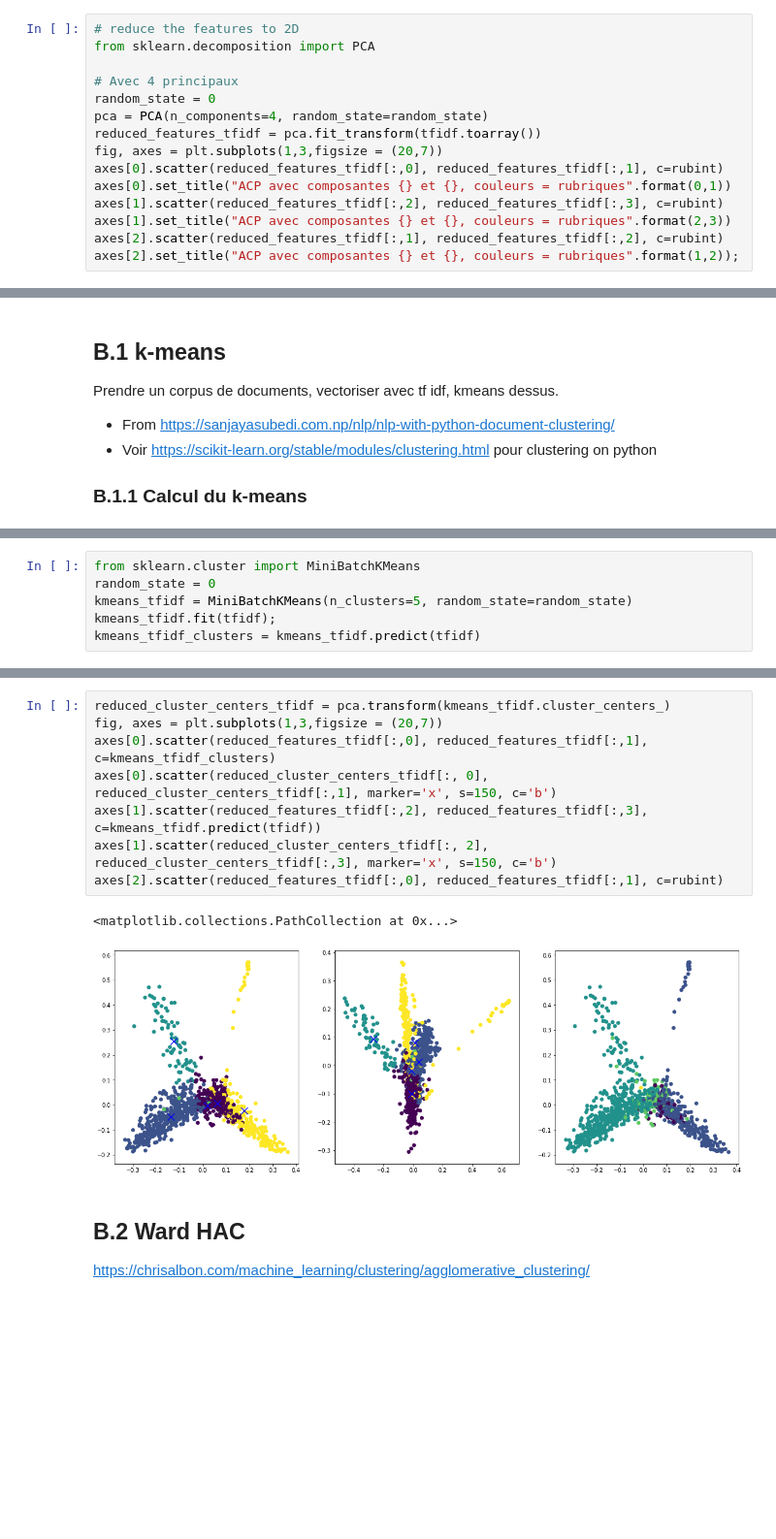
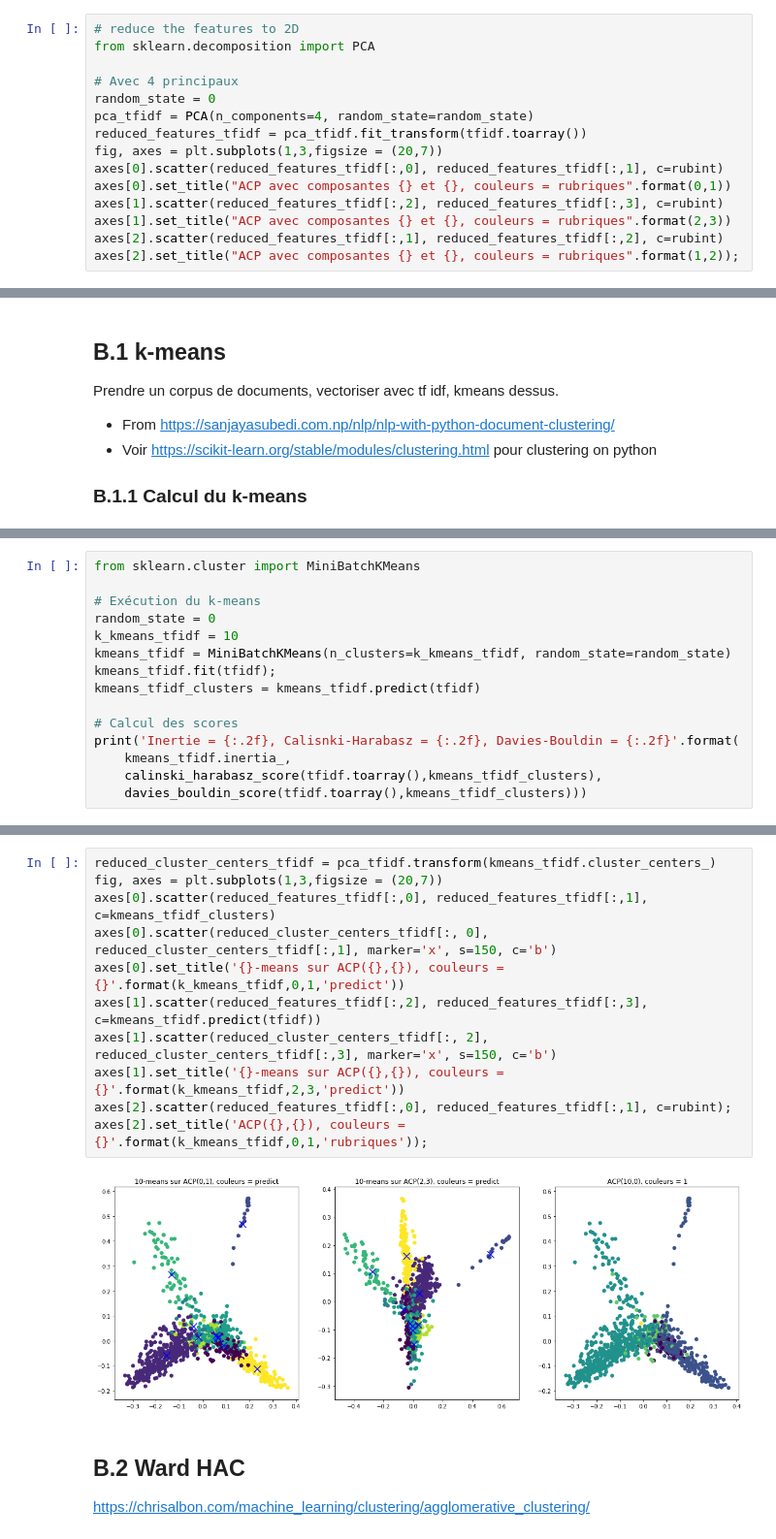
Before and after one commit to AchilleBaucher/confiance_diffusion, a Jupyter notebook: jupyter/clustering.ipynb, the cells around one changed output, grey strips where cells are left out. Shown at 97% size. Drawn from its saved outputs; the diff is of its cells as text; blank space fills up the shorter version.

Commit message:
Curse dim, xmeans +, scores et titres,spectral et kernel, questions

```diff
--- a/jupyter/clustering.ipynb
+++ b/jupyter/clustering.ipynb
@@ -72,8 +72,8 @@ from sklearn.decomposition import PCA
 
 # Avec 4 principaux
 random_state = 0
-pca = PCA(n_components=4, random_state=random_state)
-reduced_features_tfidf = pca.fit_transform(tfidf.toarray())
+pca_tfidf = PCA(n_components=4, random_state=random_state)
+reduced_features_tfidf = pca_tfidf.fit_transform(tfidf.toarray())
 fig, axes = plt.subplots(1,3,figsize = (20,7))
 axes[0].scatter(reduced_features_tfidf[:,0], reduced_features_tfidf[:,1], c=rubint)
 axes[0].set_title("ACP avec composantes {} et {}, couleurs = rubriques".format(0,1))
@@ -95,6 +98,15 @@ Prendre un corpus de documents, vectoriser avec tf idf, kmeans dessus.
 # %%
 from sklearn.cluster import MiniBatchKMeans
+
+# Exécution du k-means
 random_state = 0
-kmeans_tfidf = MiniBatchKMeans(n_clusters=5, random_state=random_state)
+k_kmeans_tfidf = 10
+kmeans_tfidf = MiniBatchKMeans(n_clusters=k_kmeans_tfidf, random_state=random_state)
 kmeans_tfidf.fit(tfidf);
 kmeans_tfidf_clusters = kmeans_tfidf.predict(tfidf)
+
+# Calcul des scores
+print('Inertie = {:.2f}, Calisnki-Harabasz = {:.2f}, Davies-Bouldin = {:.2f}'.format(
+    kmeans_tfidf.inertia_,
+    calinski_harabasz_score(tfidf.toarray(),kmeans_tfidf_clusters),
+    davies_bouldin_score(tfidf.toarray(),kmeans_tfidf_clusters)))
@@ -103,14 +117,16 @@ kmeans_tfidf_clusters = kmeans_tfidf.predict(tfidf)
 # %%
-reduced_cluster_centers_tfidf = pca.transform(kmeans_tfidf.cluster_centers_)
+reduced_cluster_centers_tfidf = pca_tfidf.transform(kmeans_tfidf.cluster_centers_)
 fig, axes = plt.subplots(1,3,figsize = (20,7))
 axes[0].scatter(reduced_features_tfidf[:,0], reduced_features_tfidf[:,1], c=kmeans_tfidf_clusters)
 axes[0].scatter(reduced_cluster_centers_tfidf[:, 0], reduced_cluster_centers_tfidf[:,1], marker='x', s=150, c='b')
+axes[0].set_title('{}-means sur ACP({},{}), couleurs = {}'.format(k_kmeans_tfidf,0,1,'predict'))
 axes[1].scatter(reduced_features_tfidf[:,2], reduced_features_tfidf[:,3], c=kmeans_tfidf.predict(tfidf))
 axes[1].scatter(reduced_cluster_centers_tfidf[:, 2], reduced_cluster_centers_tfidf[:,3], marker='x', s=150, c='b')
-axes[2].scatter(reduced_features_tfidf[:,0], reduced_features_tfidf[:,1], c=rubint)
+axes[1].set_title('{}-means sur ACP({},{}), couleurs = {}'.format(k_kmeans_tfidf,2,3,'predict'))
+axes[2].scatter(reduced_features_tfidf[:,0], reduced_features_tfidf[:,1], c=rubint);
+axes[2].set_title('ACP({},{}), couleurs = {}'.format(k_kmeans_tfidf,0,1,'rubriques'));
 # %% [output]
-<matplotlib.collections.PathCollection at 0x...>
-[figure, old version]
+[figure, new version]
 # %% [markdown]
 ## B.2 Ward HAC
 https://chrisalbon.com/machine_learning/clustering/agglomerative_clustering/
```
Also changed, not shown: parts of 28 cells of this notebook, 4 other files.
